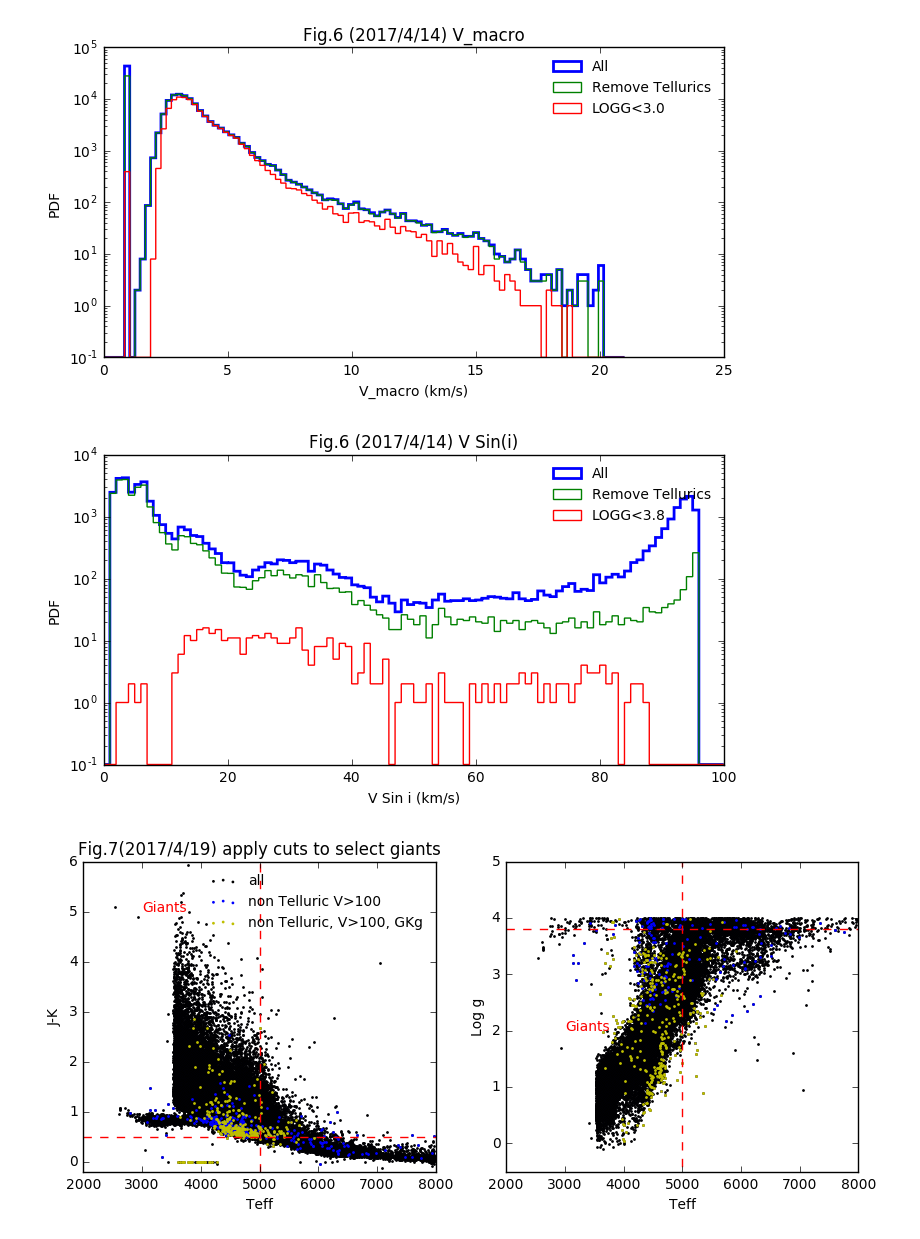
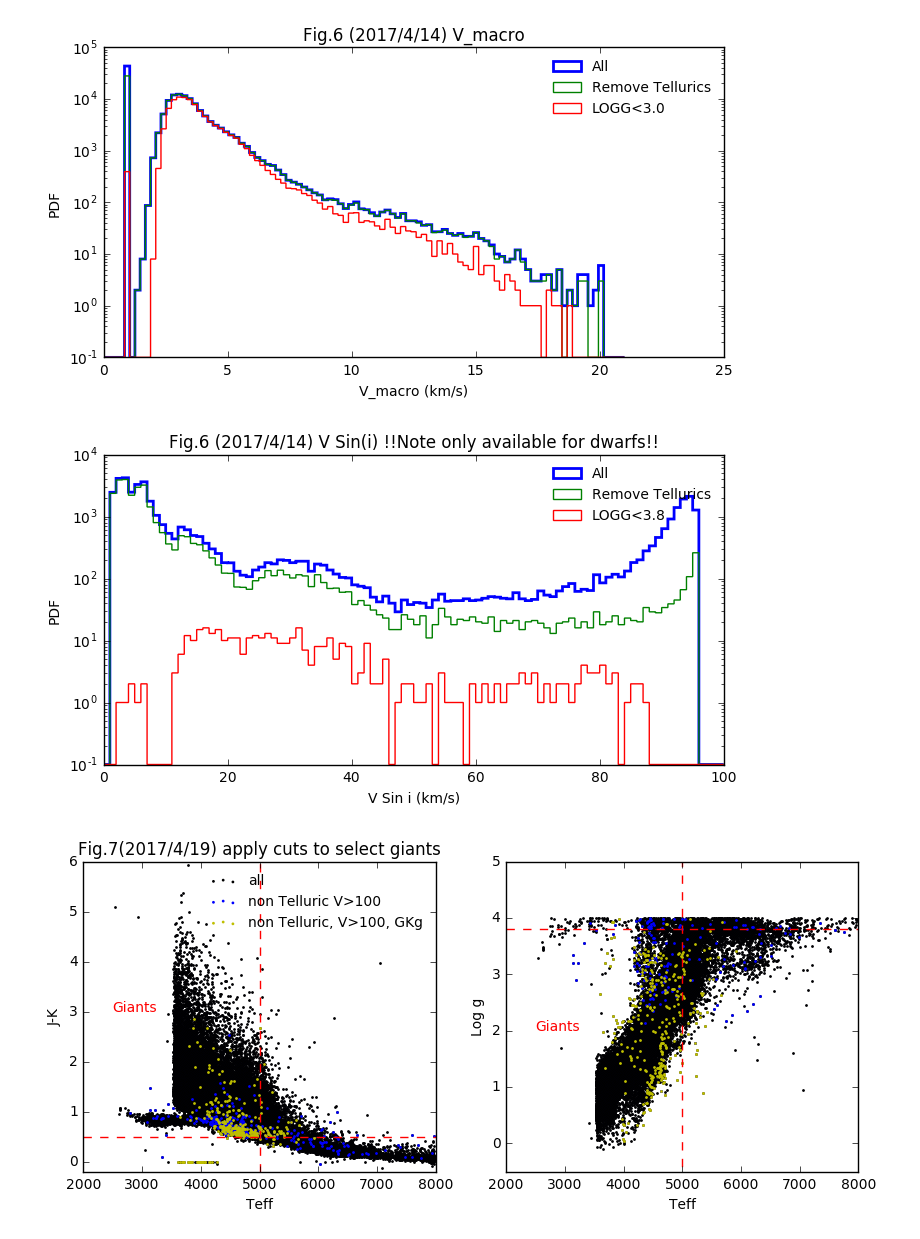
Before and after one commit to liuxx479/MW-BHs, a Jupyter notebook: plot-BHstars.ipynb, the cells around one changed output. Drawn from its saved outputs; the diff is of its cells as text; code cells hidden in the pictures.

```diff
--- a/plot-BHstars.ipynb
+++ b/plot-BHstars.ipynb
@@ -170,20 +170,20 @@ show()
 # %%
 idx_LOGG38 = where( (hdulist[1].data['LOGG']<3) & (hdulist[1].data['LOGG']>-10))[0]
 vsini=hdulist[1].data['VSINI']
 ibins_vsini = linspace(0,100,101)
 f=figure(figsize=(8,4))
 ax=f.add_subplot(111)
 ax.hist(vsini[idx_all], bins=ibins_vsini,histtype='step',log=1,lw=2, label='All')
 ax.hist(vsini[idx_noTelluric], bins=ibins_vsini,histtype='step',log=1,label='Remove Tellurics')
 ax.hist(vsini[idx_LOGG38], bins=ibins_vsini,histtype='step',log=1,label='LOGG<3.8')
 
-ax.set_title('Fig.6 (2017/4/14) V Sin(i)')
+ax.set_title('Fig.6 (2017/4/14) V Sin(i) !!Note only available for dwarfs!!')
 ax.set_xlabel('V Sin i (km/s)')
 ax.set_ylabel('PDF')
 ax.legend(frameon=0, fontsize=10)
 show()
 # %% [output]
-[figure, old version]
+[figure, new version]
 # %%
 ######### cuts: T<5000, J-K>0.5, M_H<2, logg<3.8
 idx_GKg = lambda v: where((rvCC>v) & (classes=='GKg_a')+(classes=='GKg_b')+(classes=='GKg_c')+(classes=='GKg_d') & logical_not (hdulist[1].data['APOGEE_TARGET2'] & 2**9))[0]
@@ -202,7 +202,7 @@ ax1.set_xlim(2000,8000)
 ax1.set_ylim(-0.2, 6)
 ax1.plot([2000,8000],[0.5,0.5],'r--')
 ax1.plot([5000,5000],[-0.2,6],'r--')
-ax1.text(3000, 5, 'Giants', color='r')
+ax1.text(2500, 3, 'Giants', color='r')
 ax1.legend(fontsize=10,frameon=0)
 ax1.set_title('Fig.7(2017/4/19) apply cuts to select giants')
 ax2.scatter(hdulist[1].data['TEFF'], hdulist[1].data['LOGG'],s=1,label='all')
@@ -215,9 +215,9 @@ ax2.plot([2000,8000],[3.8,3.8],'r--')
 ax2.plot([5000,5000],[-1,6],'r--')
 ax2.set_xlabel('Teff')
 ax2.set_ylabel('Log g')
-ax2.text(3000, 2, 'Giants', color='r')
+ax2.text(2500, 2, 'Giants', color='r')
 ax2.set_xlim(2000,8000)
 ax2.set_ylim(-0.5,5)
 show()
 # %% [output]
-[figure, old version]
+[figure, new version]
```
Also changed, not shown: parts of 4 cells of this notebook.
